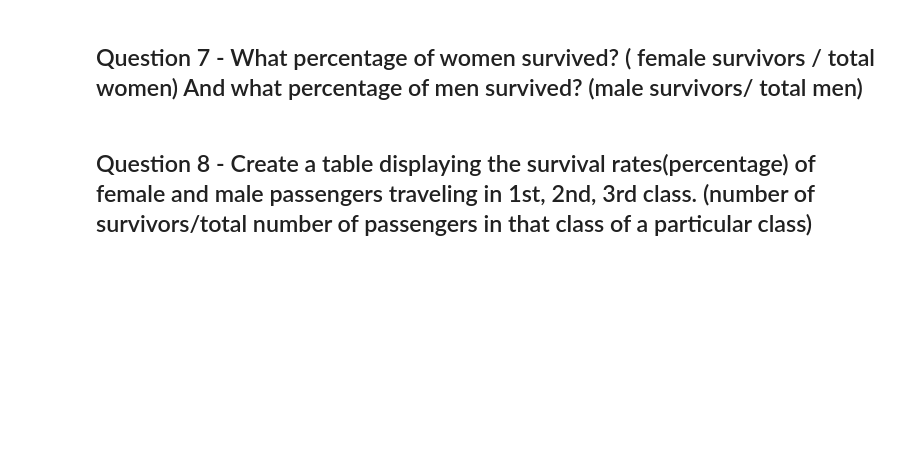
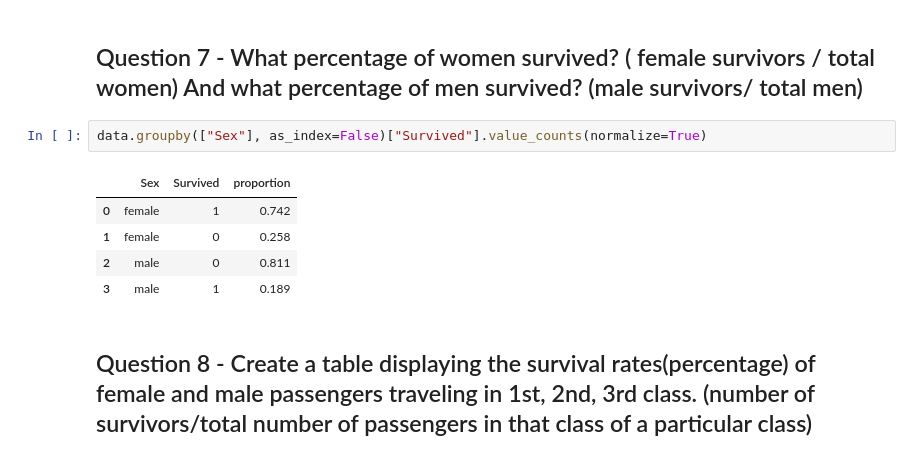
Before and after one commit to Austin-High-AP-CS-Principles/titanic-fwilson12, a Jupyter notebook: Titanic.ipynb, the cells around one changed output. Saved outputs shown, nothing was run; the diff lists cells and outputs as text; blank space fills up the shorter version.

```diff
--- a/Titanic.ipynb
+++ b/Titanic.ipynb
@@ -170,4 +196,12 @@ data[]
 # %% [markdown]
 ## Question 7 - What percentage of women survived? ( female survivors / total women) And what percentage of men survived? (male survivors/ total men)
+# %%
+data.groupby(["Sex"], as_index=False)["Survived"].value_counts(normalize=True)
+# %% [output]
+|  | Sex | Survived | proportion |
+| 0 | female | 1 | 0.742 |
+| 1 | female | 0 | 0.258 |
+| 2 | male | 0 | 0.811 |
+| 3 | male | 1 | 0.189 |
 # %% [markdown]
 ## Question 8 - Create a table displaying the survival rates(percentage) of female and male passengers traveling in 1st, 2nd, 3rd class. (number of survivors/total number of passengers in that class of a particular class)
```
Also changed, not shown: parts of 5 cells of this notebook.
